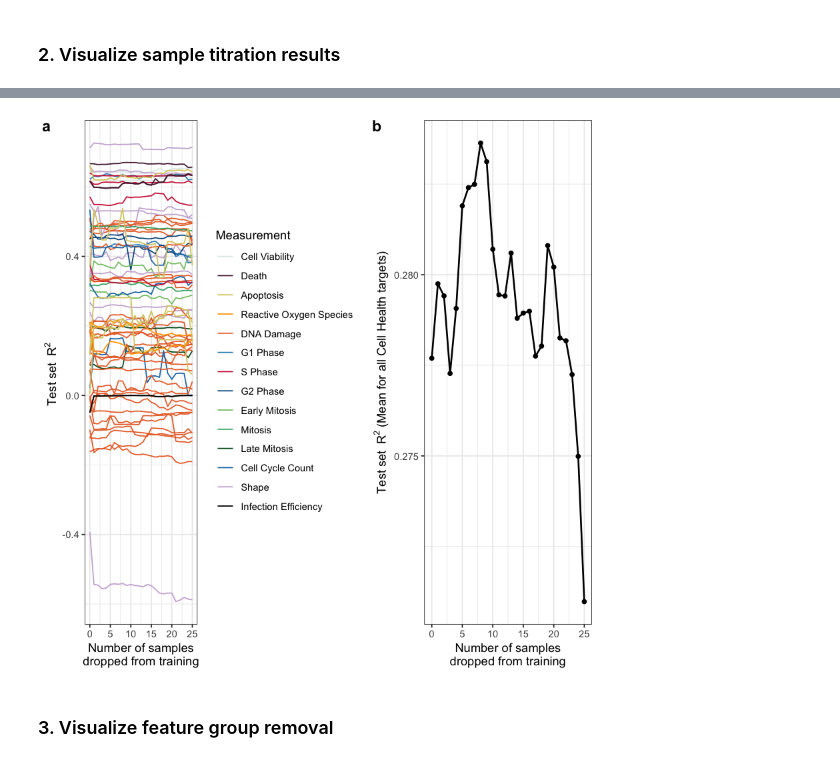
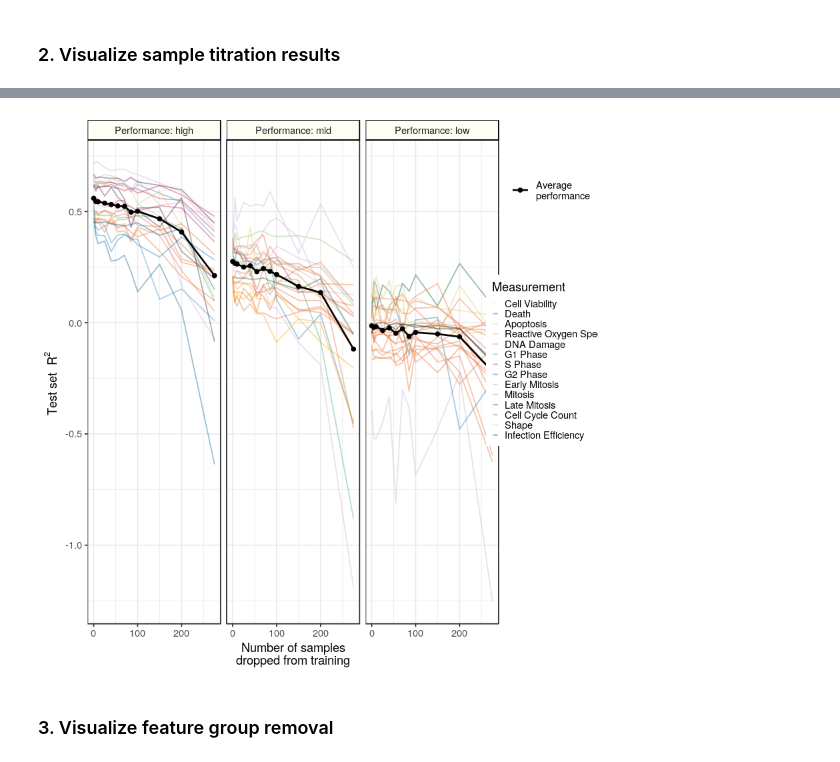
Before and after one commit to broadinstitute/cell-health, a Jupyter notebook: 6.ml-robustness/3.visualize-robustness.ipynb, the cells around one changed output, grey strips where cells are left out. Cells and saved outputs as stored; diff of their text form; code cells hidden in the pictures.

Commit message:
update sample titration figure and code

```diff
--- a/6.ml-robustness/3.visualize-robustness.ipynb
+++ b/6.ml-robustness/3.visualize-robustness.ipynb
@@ -240,8 +235,10 @@ A tibble: 3 × 5
 # %%
-avg_results_full_df <- sample_df %>%
-    dplyr::group_by(num_samples_dropped) %>%
+avg_results_full_df <- updated_sample_df %>%
+    dplyr::group_by(num_samples_dropped, performer) %>%
     dplyr::mutate(mean_total_estimate = mean(mean_value)) %>%
     dplyr::distinct(num_samples_dropped, mean_total_estimate)
 
+avg_results_full_df$performer <- factor(avg_results_full_df$performer, levels = c("high", "mid", "low"))
+
 head(avg_results_full_df)
 # %% [output]
@@ -256,0 +254,7 @@ A grouped_df: 6 × 2
+# %%
+plot_df <- updated_sample_df %>%
+    dplyr::left_join(avg_results_full_df, by = c("num_samples_dropped", "performer"))
+
+plot_df$performer <- factor(plot_df$performer, levels = c("high", "mid", "low"))
+
+head(plot_df)
@@ -288,14 +328,32 @@ avg_drop_gg <- ggplot(
+# %%
+sample_legend <- cowplot::plot_grid(
+    cowplot::ggdraw(),
+    avg_line_legend,
+    cowplot::plot_grid(
+        cowplot::ggdraw(),
+        sample_legend_gg,
+        ncol = 2,
+        rel_widths = c(0.1, 1)
+    ),
+    cowplot::ggdraw(),
+    nrow = 4,
+    rel_heights = c(0.05, 0.2, 0.6, 0.4),
+    align = "hv",
+    axis = "l"
+)
 # %%
 sample_titration_gg <- cowplot::plot_grid(
-    sample_gg,
-    avg_drop_gg,
+    sample_gg + theme(legend.position = "none"),
+    sample_legend,
     ncol = 2,
     align = "h",
     axis = "l",
-    rel_widths = c(1, 0.7),
-    labels = c("a", "b")
+    rel_widths = c(1, 0.2),
+    labels = c("", "")
 )
 
-cowplot::save_plot(sample_titration_figure_file, sample_titration_gg, base_width = 10, base_height = 6)
+cowplot::save_plot(
+    sample_titration_figure_file, sample_titration_gg, base_width = 10, base_height = 6
+)
 sample_titration_gg
 # %% [output]
@@ -319,4 +360,4 @@ Warning message in grid.Call(C_textBounds, as.graphicsAnnot(x$label), x$x, x$y,
-[figure, old version]
+[figure, new version]
 # %% [markdown]
 ### 3. Visualize feature group removal
 # %%
```
Also changed, not shown: parts of 10 cells of this notebook, 2 other files.
